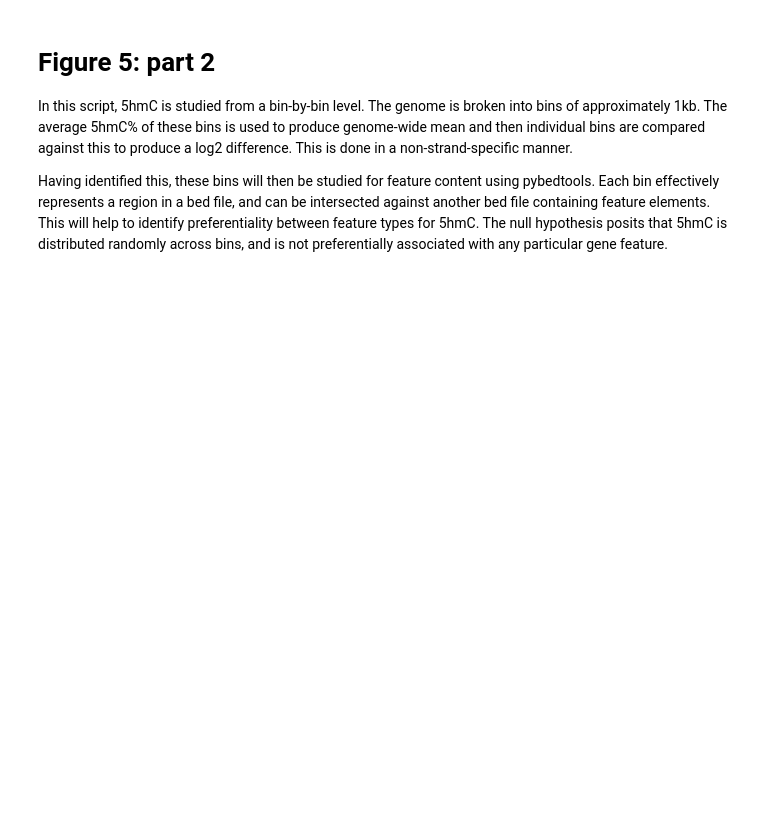
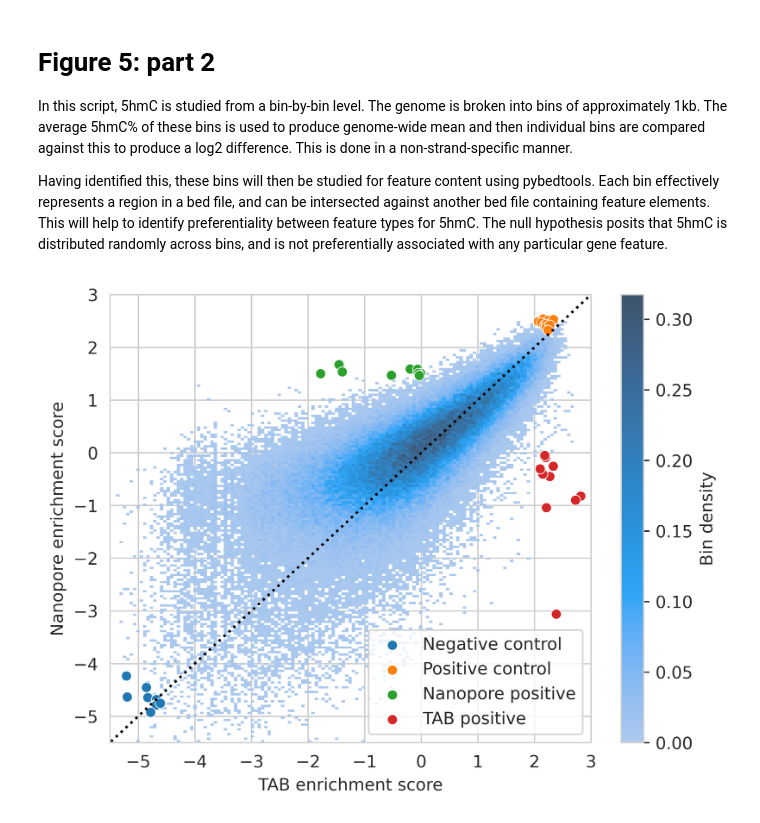
Before and after one commit to DominicOH/Analysis-of-nanopore-epigenetic-sequencing, a Jupyter notebook: GenomeBinning5hmCAnalysis.ipynb, the cells around one changed output. Saved outputs shown, nothing was run; the diff lists cells and outputs as text; code cells hidden in the pictures; blank space fills up the shorter version.

```diff
--- a/GenomeBinning5hmCAnalysis.ipynb
+++ b/GenomeBinning5hmCAnalysis.ipynb
@@ -72,3 +107,29 @@ def main():
+# %%
+import seaborn as sns
+import matplotlib.pyplot as plt
+
+sns.set_style("whitegrid")
+
+fig, ax = plt.subplots()
+
+sns.histplot(testGroupHelper(), y= "Log2FromMean_Nanopore", x="Log2FromMean_Bisulphite",  cbar=True, cbar_kws={"label" : "Bin density"}, stat="density", ax=ax)
+sns.scatterplot(defineNegativeControl(), y= "Log2FromMean_Nanopore", x="Log2FromMean_Bisulphite", label="Negative control", ax=ax)
+sns.scatterplot(definePositiveControl(), y= "Log2FromMean_Nanopore", x="Log2FromMean_Bisulphite", label="Positive control", ax=ax)
+sns.scatterplot(defineNanoporePositive(), y= "Log2FromMean_Nanopore", x="Log2FromMean_Bisulphite", label="Nanopore positive", ax=ax)
+sns.scatterplot(defineTabPositive(), y= "Log2FromMean_Nanopore", x="Log2FromMean_Bisulphite", label="TAB positive", ax=ax)
+
+ax.plot(np.arange(-6, 4, 1), np.arange(-6, 4, 1), color="black", linestyle=":")
+
+ax.set_ylabel("Nanopore enrichment score")
+ax.set_xlabel("TAB enrichment score")
+ax.set_ylim((-5.5, 3))
+ax.set_xlim((-5.5, 3))
+
+fig.set_facecolor("None")
+fig.set_dpi(600)
+fig.show()
+# %% [output]
+[figure, added]
 # %%
 hmc_pr = pr.PyRanges(main())
 feature_bed_pr = pr.read_bed('./feature_references/promoters/mm39_EPD_promoters.bed')
```
Also changed, not shown: parts of 4 cells of this notebook, 1 other file.
